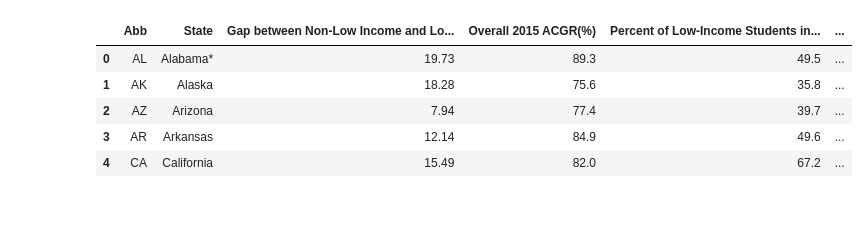
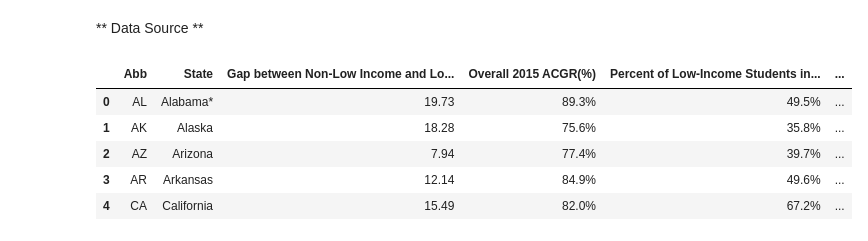
Before and after one commit to jelizalo/project-one, a Jupyter notebook: DataSets/Gloria_HS_Graduation_by_Income.ipynb, the cells around one changed output. Saved outputs shown, nothing was run; the diff lists cells and outputs as text; code cells hidden in the pictures; blank space fills up the shorter version.

```diff
--- a/DataSets/Gloria_HS_Graduation_by_Income.ipynb
+++ b/DataSets/Gloria_HS_Graduation_by_Income.ipynb
@@ -18,21 +29,17 @@ import numpy as np
 #data1 = pd.read_excel ('../Resources/ACGR_RE_Characteristics_2015-16.xlsx')
 #data1_drop = data1.drop(['American Indian / Alaska Native','Asian1','Hawaiian Native/Pacific Islander1','Hispanic', 'Black','White', 'Two or more races1'],axis=1)
 #data1.head()
+# %% [markdown]
+** Data Source **
 # %%
 # http://gradnation.americaspromise.org/sites/default/files/d8/2017-05/Appendix_G.pdf
 # used adobe acrobat pro to convert the PDF to excel format
-#multiplied these columns by hundred to reflect the actual precentage
-
-df = pd.read_excel('../Resources/Main_data_AppendixG.xlsx')
-df["Overall 2015 \nACGR(%)"]*=100
-df["Percent of Low-Income \nStudents in the \nCohort, 2015 (%)"]*=100
-df["Estimated \nNon-Low-Income 2015 ACGR(%)"]*=100
-df["Low-Income 2015\nACGR(%)"]*=100
+df = pd.read_csv("../Resources/Main_data_AppendixG.csv")
 df.head()
 # %% [output]
 |  | Abb | State | Gap between Non-Low Income and Lo... | Overall 2015 ACGR(%) | Percent of Low-Income Students in... | ... |
-| 0 | AL | Alabama* | 19.73 | 89.3 | 49.5 | ... |
-| 1 | AK | Alaska | 18.28 | 75.6 | 35.8 | ... |
-| 2 | AZ | Arizona | 7.94 | 77.4 | 39.7 | ... |
-| 3 | AR | Arkansas | 12.14 | 84.9 | 49.6 | ... |
-| 4 | CA | California | 15.49 | 82.0 | 67.2 | ... |
+| 0 | AL | Alabama* | 19.73 | 89.3% | 49.5% | ... |
+| 1 | AK | Alaska | 18.28 | 75.6% | 35.8% | ... |
+| 2 | AZ | Arizona | 7.94 | 77.4% | 39.7% | ... |
+| 3 | AR | Arkansas | 12.14 | 84.9% | 49.6% | ... |
+| 4 | CA | California | 15.49 | 82.0% | 67.2% | ... |
```
Also changed, not shown: parts of 18 cells of this notebook, 3 other files.
